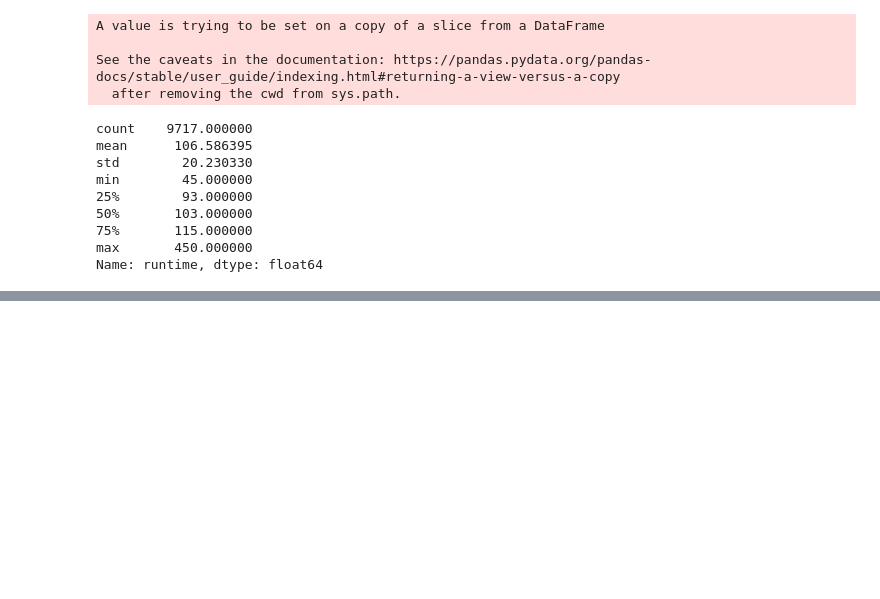
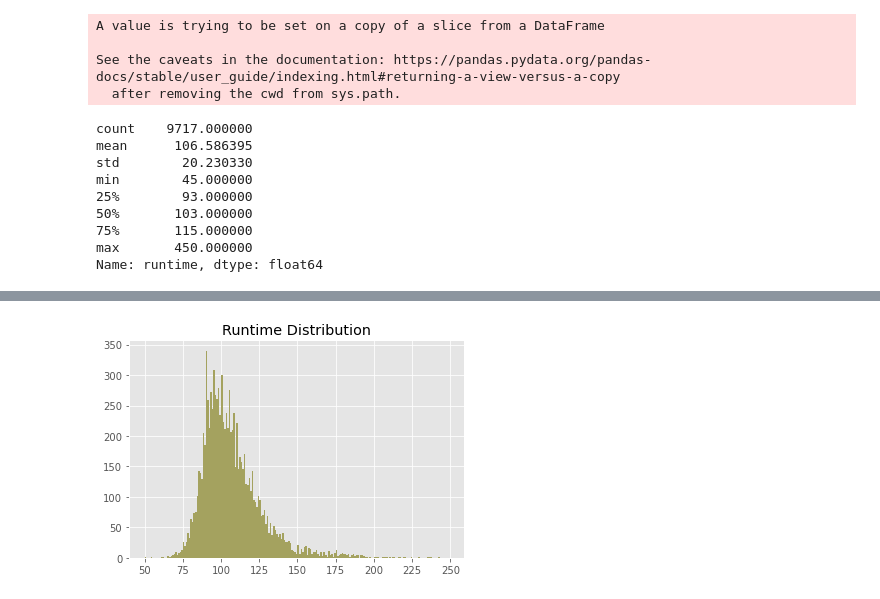
Before and after one commit to MekdiYilma/notes, a Jupyter notebook: pandas/data_wrangling_and_exploration.ipynb, the cells around one changed output, grey strips where cells are left out. Saved outputs shown, nothing was run; the diff lists cells and outputs as text; code cells hidden in the pictures; blank space fills up the shorter version.

```diff
--- a/pandas/data_wrangling_and_exploration.ipynb
+++ b/pandas/data_wrangling_and_exploration.ipynb
@@ -123,0 +169,6 @@ Name: runtime, dtype: float64
+# %%
+fig, ax = plt.subplots()
+ax.hist(data.runtime, bins=np.arange(50,250), color='#A4A25F')
+ax.set_title('Runtime Distribution');
+# %% [output]
+[figure, added]
```
Also changed, not shown: parts of 26 cells of this notebook, 1 other file.
